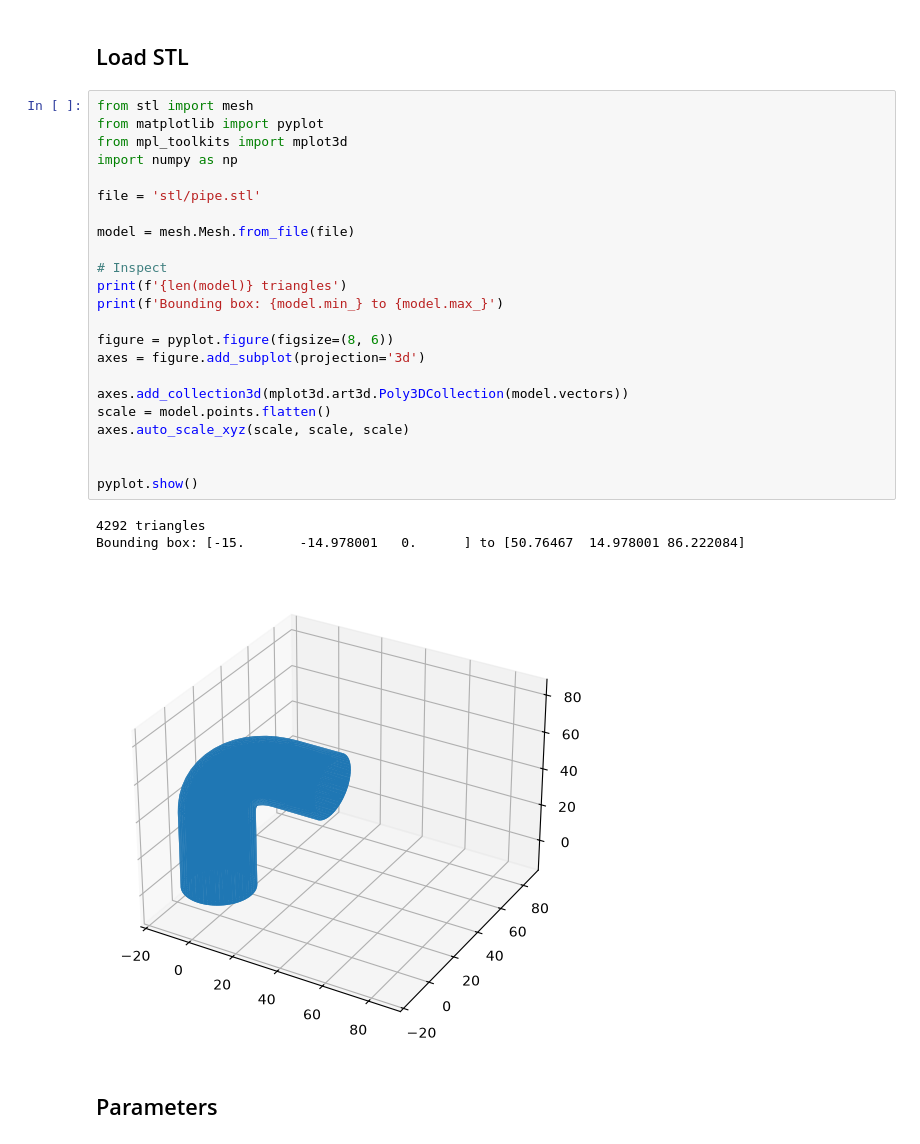
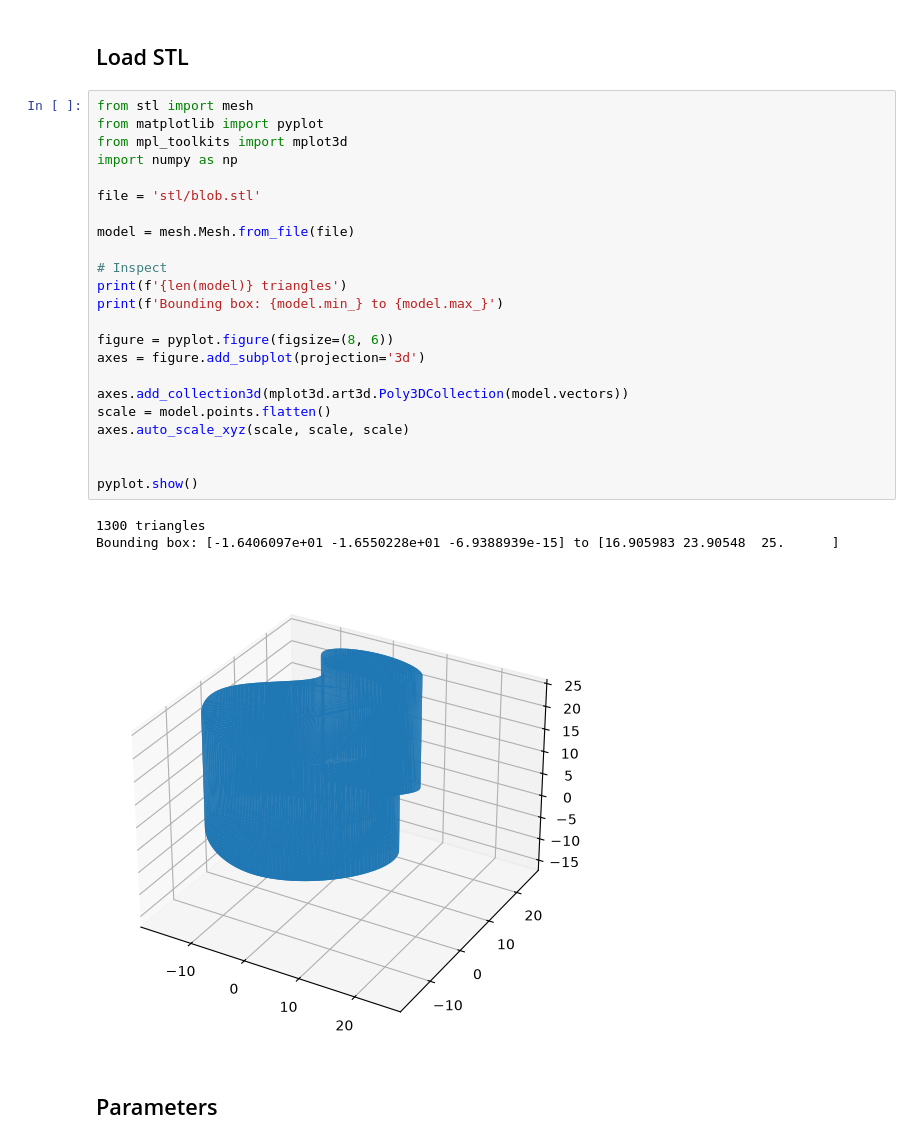
Before and after one commit to ZacApelt/5-axis-3d-printer, a Jupyter notebook: slicerV1.ipynb, the cells around one changed output. Drawn from its saved outputs; the diff is of its cells as text.

```diff
--- a/slicerV1.ipynb
+++ b/slicerV1.ipynb
@@ -5,30 +5,30 @@
 # %%
 from stl import mesh
 from matplotlib import pyplot
 from mpl_toolkits import mplot3d
 import numpy as np
 
-file = 'stl/pipe.stl'
+file = 'stl/blob.stl'
 
 model = mesh.Mesh.from_file(file)
 
 # Inspect
 print(f'{len(model)} triangles')
 print(f'Bounding box: {model.min_} to {model.max_}')
 
 figure = pyplot.figure(figsize=(8, 6))
 axes = figure.add_subplot(projection='3d')
 
 axes.add_collection3d(mplot3d.art3d.Poly3DCollection(model.vectors))
 scale = model.points.flatten()
 axes.auto_scale_xyz(scale, scale, scale)
 
 
 pyplot.show()
 # %% [output]
-4292 triangles
-Bounding box: [-15.       -14.978001   0.      ] to [50.76467  14.978001 86.222084]
+1300 triangles
+Bounding box: [-1.6406097e+01 -1.6550228e+01 -6.9388939e-15] to [16.905983 23.90548  25.      ]
-[figure, old version]
+[figure, new version]
 # %% [markdown]
 ## Parameters
 # %%
```
Also changed, not shown: parts of 9 cells of this notebook, 2 other files.
